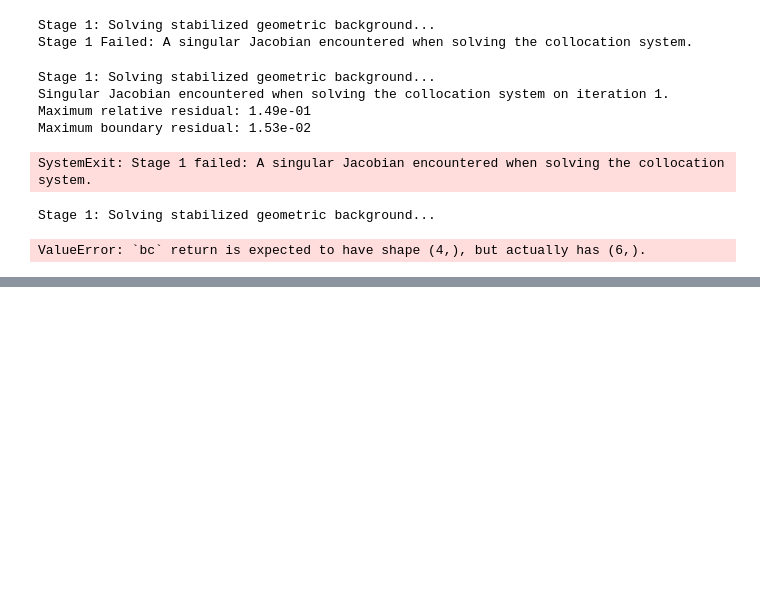
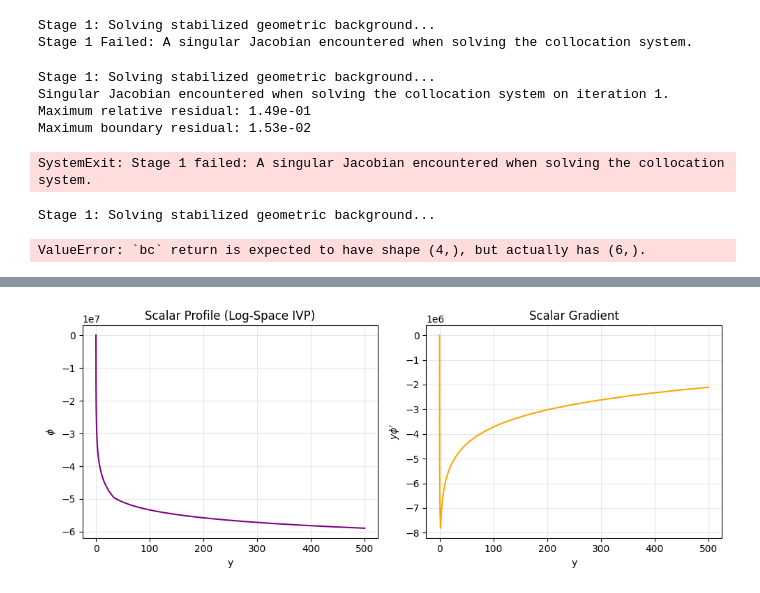
Before and after one commit to kawastony/Quantum_Gravity, a Jupyter notebook: Paper_37_tests.ipynb, the cells around one changed output, grey strips where cells are left out. Drawn from its saved outputs; the diff is of its cells as text; code cells hidden in the pictures; blank space fills up the shorter version.

```diff
--- a/Paper_37_tests.ipynb
+++ b/Paper_37_tests.ipynb
@@ -4577,0 +6336,89 @@ ValueError: `bc` return is expected to have shape (4,), but actually has (6,).
+# %%
+from scipy.integrate import solve_ivp
+from scipy.interpolate import interp1d
+
+# ============================================================
+# Stage 2: Establish Scalar Profile via Shooting (solve_ivp)
+# ============================================================
+
+# Calculate tail parameters based on verified geometry
+p_final = {**p, **tail_closure(p['a_inf'], p['alpha'], p['phi0'])}
+
+def ivp_rhs_z(z, Y, params):
+    phi, w_z = Y
+    y_val = np.exp(z)
+
+    # Get geometry from BVP solution
+    geo = sol_geo.sol(z)
+    u, v, beta = geo[1], geo[3], geo[2]
+    bb = np.maximum(np.abs(beta), 1e-8)
+
+    # Protect against exponential runaway in phi
+    # Tightened clipping to prevent V0 * exp(-lam * phi) from overflowing
+    phi_c = np.clip(phi, -10, 20)
+
+    # Potential terms
+    VV = params['V0'] * np.exp(-params['lam'] * phi_c)
+    # Protective clip on potential magnitude (reduced to 1e8 for stability)
+    VV = np.clip(VV, -1e8, 1e8)
+    dVV = -params['lam'] * VV
+
+    # Scalar wave equation in log-coordinates:
+    # phi'' + (2u + v/beta)*phi' = dV/dphi * y^2
+    # Mapping w_z = dphi/dz = y * dphi/dy
+    # We also clip dw_z to prevent rapid slope changes from breaking the solver
+    dw_z = y_val**2 * dVV - (2.0 * u + v / bb) * w_z
+    dw_z = np.clip(dw_z, -1e6, 1e6)
+
+    return [w_z, dw_z]
+
+print("Stage 2: Solving for Scalar Profile in Log-Space (z)...")
+z_start = sol_geo.x[0]
+z_end = sol_geo.x[-1]
+y_start = np.exp(z_start)
+
+# Initial conditions: phi(z0) = phi0, dphi/dz = y0 * dphi/dy
+# Start with a very shallow slope to avoid triggering immediate divergence
+Y_init = [p_final['phi0'], y_start * (-0.001)]
+
+sol_ivp = solve_ivp(
+    lambda z, Y: ivp_rhs_z(z, Y, p_final),
+    (z_start, z_end),
+    Y_init,
+    method='Radau',
+    rtol=1e-5, atol=1e-8
+)
+
+if sol_ivp.success:
+    print("Success: Scalar profile integrated.")
+    # Re-map to BVP z-mesh for consistency in Stage 3
+    itp_phi = interp1d(sol_ivp.t, sol_ivp.y[0], bounds_error=False, fill_value="extrapolate")
+    itp_w_z = interp1d(sol_ivp.t, sol_ivp.y[1], bounds_error=False, fill_value="extrapolate")
+
+    z_eval = sol_geo.x
+    y_eval = np.exp(z_eval)
+    phi_bvp = itp_phi(z_eval)
+    w_z_bvp = itp_w_z(z_eval)
+
+    sol_scalar_y = np.vstack([phi_bvp, w_z_bvp])
+
+    plt.figure(figsize=(10, 4))
+    plt.subplot(1, 2, 1)
+    plt.plot(y_eval, phi_bvp, color='purple', label=r'$\phi(y)$')
+    plt.title("Scalar Profile (Log-Space IVP)")
+    plt.xlabel("y")
+    plt.ylabel(r"$\phi$")
+    plt.grid(alpha=0.3)
+
+    plt.subplot(1, 2, 2)
+    plt.plot(y_eval, w_z_bvp, color='orange', label=r'$d\phi/dz$')
+    plt.title("Scalar Gradient")
+    plt.xlabel("y")
+    plt.ylabel(r"$y \phi'$")
+    plt.grid(alpha=0.3)
+
+    plt.tight_layout()
+    plt.show()
+else:
+    print(f"IVP Integration Failed: {sol_ivp.message}")
+# %% [output]
@@ -4577,0 +6427 @@ ValueError: `bc` return is expected to have shape (4,), but actually has (6,).
+[figure, added]
```
Also changed, not shown: parts of 90 cells of this notebook.
